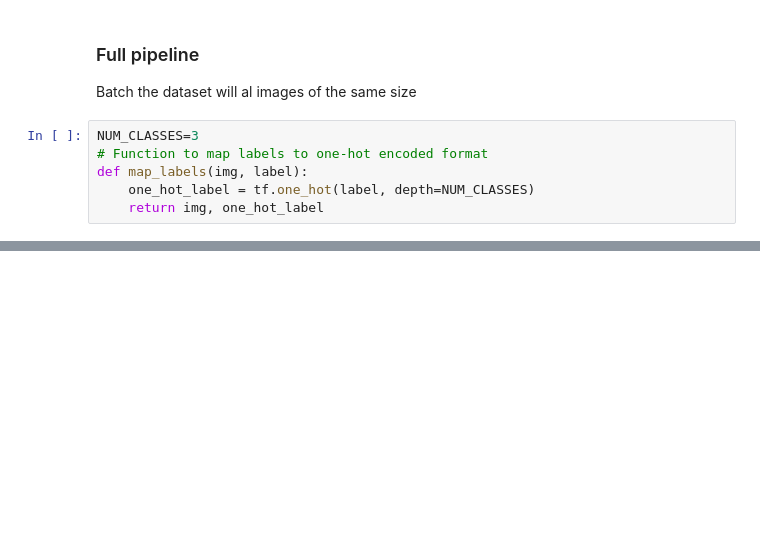
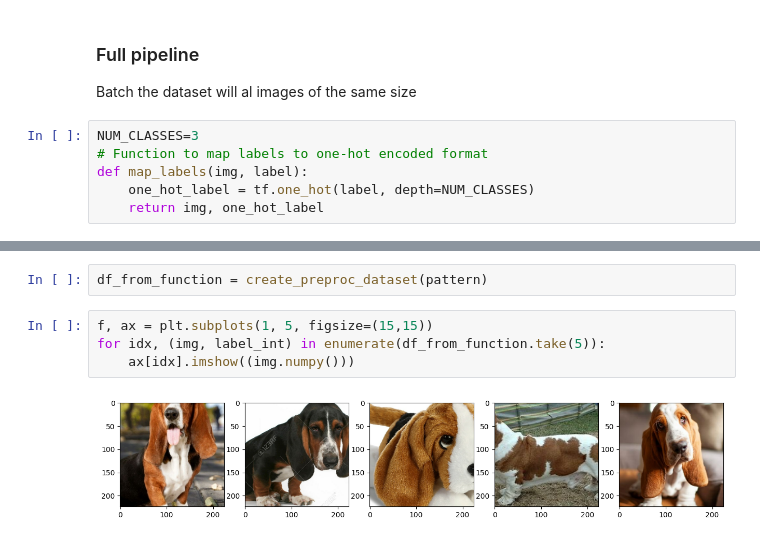
Before and after one commit to alexis-anzaldo/practical-ml-vision, a Jupyter notebook: Creating_datasets/processing.ipynb, the cells around one changed output, grey strips where cells are left out. Cells and saved outputs as stored; diff of their text form; blank space fills up the shorter version.

```diff
--- a/Creating_datasets/processing.ipynb
+++ b/Creating_datasets/processing.ipynb
@@ -270,0 +346,8 @@ Epoch 10/10
+# %%
+df_from_function = create_preproc_dataset(pattern)
+# %%
+f, ax = plt.subplots(1, 5, figsize=(15,15))
+for idx, (img, label_int) in enumerate(df_from_function.take(5)):
+    ax[idx].imshow((img.numpy()))
+# %% [output]
+[figure, added]
```
Also changed, not shown: parts of 22 cells of this notebook, 1 other file.
